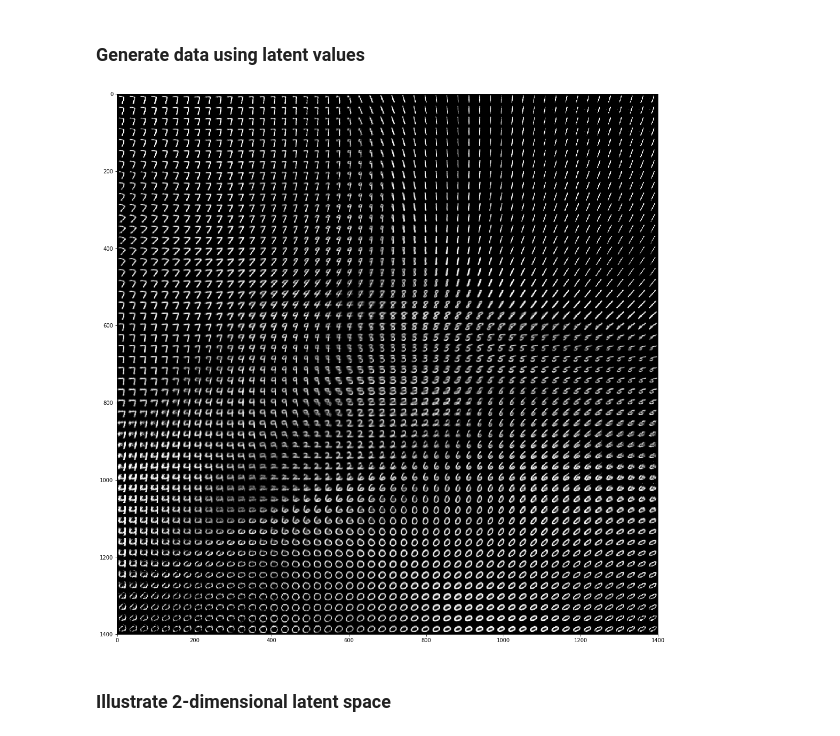
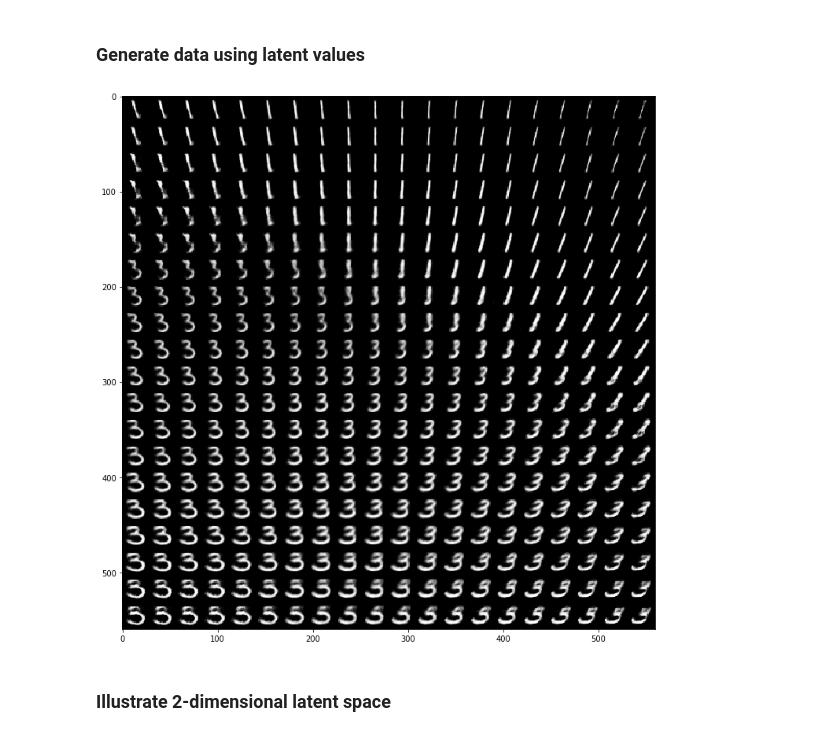
Before and after one commit to Logan-Lin/ELAINE-tensorflow, a Jupyter notebook: ELAINE.ipynb, the cells around one changed output. Drawn from its saved outputs; the diff is of its cells as text; code cells hidden in the pictures.

```diff
--- a/ELAINE.ipynb
+++ b/ELAINE.ipynb
@@ -243,11 +243,11 @@ def train(network_architecture, learning_rate=0.001,
 # %%
 network_architecture = \
     dict(n_hidden_recog_1=500, # 1st layer encoder neurons
-         n_hidden_recog_2=250, # 2nd layer encoder neurons
-         n_hidden_gener_1=250, # 1st layer decoder neurons
+         n_hidden_recog_2=500, # 2nd layer encoder neurons
+         n_hidden_gener_1=500, # 1st layer decoder neurons
          n_hidden_gener_2=500, # 2nd layer decoder neurons
          n_input=784, # MNIST data input (img shape: 28*28)
-         n_z=2)  # dimensionality of latent space
+         n_z=3)  # dimensionality of latent space
 
-vae = train(network_architecture, training_epochs=200, beta=0.5)
+vae = train(network_architecture, training_epochs=300, beta=0.5, batch_size=100, learning_rate=1e-4)
 # %% [output]
@@ -276,10 +273,10 @@ Epoch: 0191 cost= 137.456027222
 # %%
 import matplotlib.pyplot as plt
 # %%
-x_sample = mnist.test.next_batch(1000)[0]
+x_sample = mnist.test.next_batch(100)[0]
 x_reconstruct = vae.reconstruct(x_sample)
 
-plt.figure(figsize=(8, 12))
+plt.figure(figsize=(4, 8), dpi=150)
 for i in range(5):
     plt.subplot(5, 2, 2*i + 1)
     plt.imshow(x_sample[i].reshape(28, 28), vmin=0, vmax=1, cmap="gray")
@@ -298,22 +293,25 @@ plt.show()
 # %% [markdown]
 ### Generate data using latent values
 # %%
-nx = ny = 50
-x_values = np.linspace(-3, 3, nx)
-y_values = np.linspace(-3, 3, ny)
+nx = ny = 20
+x_values = np.linspace(-2, 2, nx)
+y_values = np.linspace(-2, 2, ny)
+random_values = np.random.random((2)) * 4 - 2
 
-canvas = np.empty((28*ny, 28*nx))
-for i, yi in enumerate(x_values):
-    for j, xi in enumerate(y_values):
-        z_mu = np.array([[xi, yi]]*vae.batch_size)
+canvas = np.empty((28*nx, 28*nx))
+for i, xi in enumerate(x_values):
+    for j, yi in enumerate(y_values):
+#         random_values = np.random.random((4)) * 4 - 2
+        z_mu = np.array([[2, xi, yi]] * vae.batch_size)
+#         z_mu = np.array([[xi] * 6 + [yi] * 2]*vae.batch_size)
         x_mean = vae.generate(z_mu)
         canvas[(nx-i-1)*28:(nx-i)*28, j*28:(j+1)*28] = x_mean[0].reshape(28, 28)
 
-plt.figure(figsize=(15, 17))
+plt.figure(figsize=(12, 10))
 Xi, Yi = np.meshgrid(x_values, y_values)
-plt.imshow(canvas, origin="upper", cmap="gray")
+plt.imshow(canvas, origin='upper', cmap='gray')
 plt.tight_layout()
 # %% [output]
-[figure, old version]
+[figure, new version]
 # %% [markdown]
 ### Illustrate 2-dimensional latent space
```
Also changed, not shown: parts of 19 cells of this notebook.
